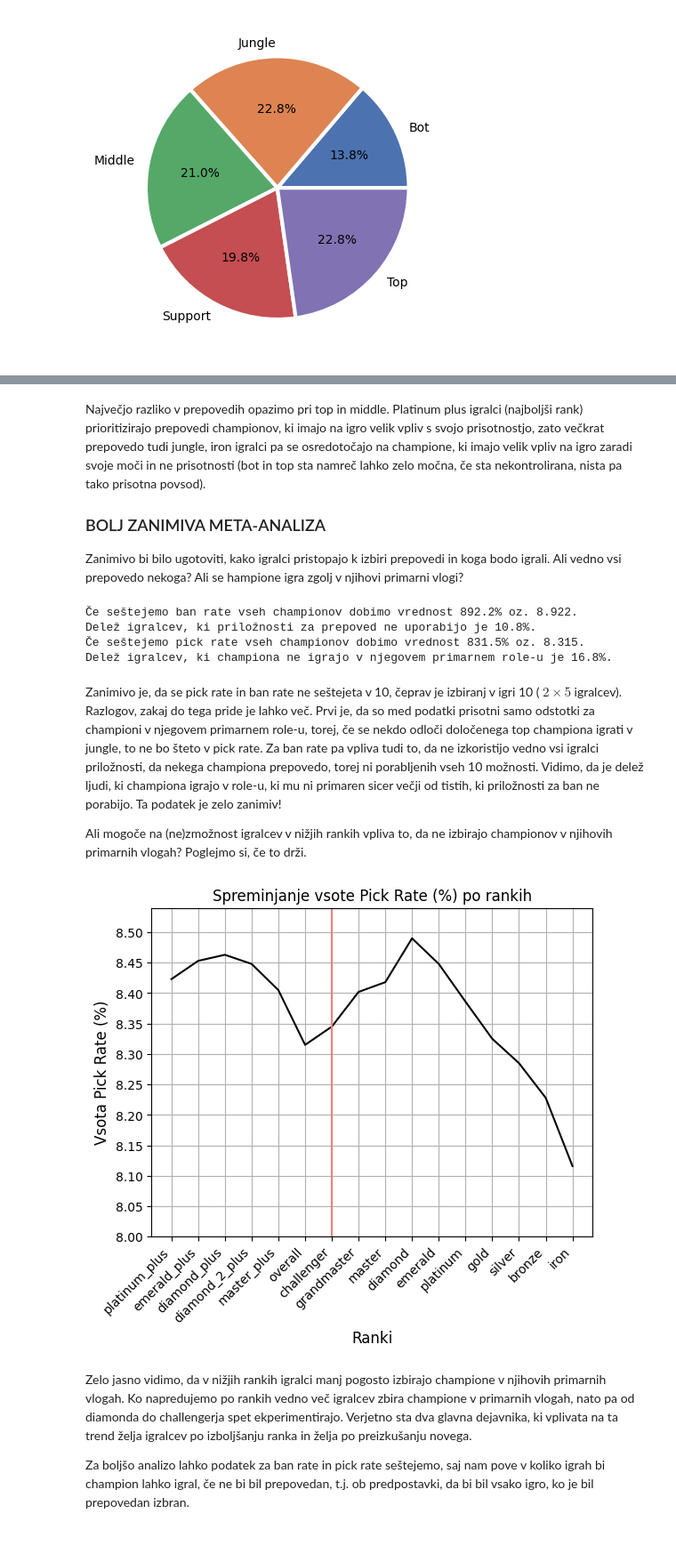
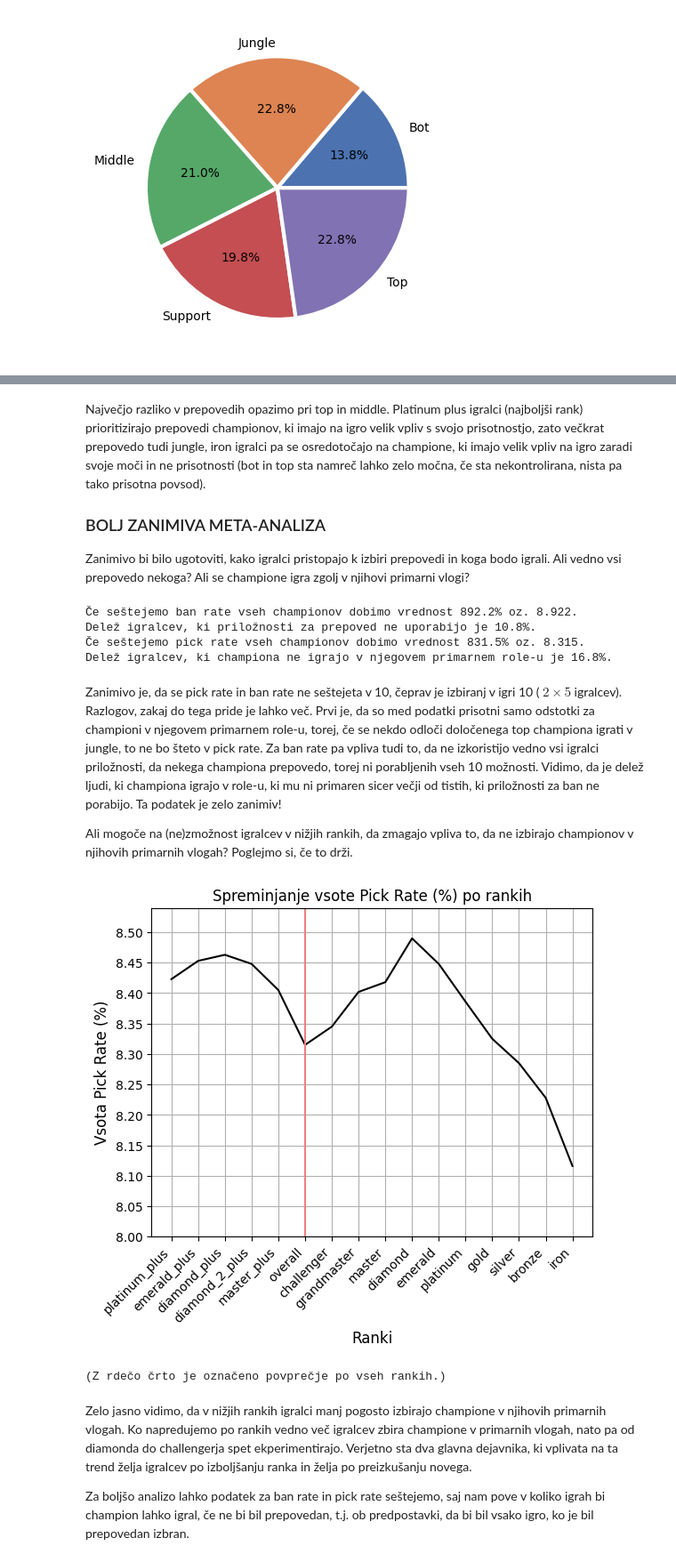
Before and after one commit to lovroklinc/Projektna_naloga, a Jupyter notebook: analiza_podatkov.ipynb, the cells around one changed output, grey strips where cells are left out. Shown: that part at 89% size. Cells and saved outputs as stored; diff of their text form; code cells hidden in the pictures.

```diff
--- a/analiza_podatkov.ipynb
+++ b/analiza_podatkov.ipynb
@@ -157,7 +157,7 @@ Največjo razliko v prepovedih opazimo pri top in middle. Platinum plus igralci
 
 ### BOLJ ZANIMIVA META-ANALIZA
 
-Zanimivo bi bilo ugotoviti, kako igralci pristopajo k izbiri prepovedi in koga bodo igrali. Ali vedno vsi prepovedo nekoga? Ali se hampione igra zgolj v njihovi primarni vlogi?
+Zanimivo bi bilo ugotoviti, kako igralci pristopajo k izbiri prepovedi in koga bodo igrali. Ali vedno vsi prepovedo nekoga? Ali se champione igra zgolj v njihovi primarni vlogi?
 # %%
 sestet_br = vsi_championi['Ban Rate (%)'].sum()
 print(f'Če seštejemo ban rate vseh championov dobimo vrednost {round(sestet_br, 1)}% oz. {round(sestet_br/100, 3)}.')
@@ -173,22 +173,24 @@ Delež igralcev, ki championa ne igrajo v njegovem primarnem role-u je 16.8%.
 # %% [markdown]
 Zanimivo je, da se pick rate in ban rate ne seštejeta v 10, čeprav je izbiranj v igri 10 ( $2 \times 5$ igralcev). Razlogov, zakaj do tega pride je lahko več. Prvi je, da so med podatki prisotni samo odstotki za championi v njegovem primarnem role-u, torej, če se nekdo odloči določenega top championa igrati v jungle, to  ne bo šteto v pick rate. Za ban rate pa vpliva tudi to, da ne izkoristijo vedno vsi igralci priložnosti, da nekega championa prepovedo, torej ni porabljenih vseh 10 možnosti. Vidimo, da je delež ljudi, ki championa igrajo v role-u, ki mu ni primaren sicer večji od tistih, ki priložnosti za ban ne porabijo. Ta podatek je zelo zanimiv!
 
-Ali mogoče na (ne)zmožnost igralcev v nižjih rankih vpliva to, da ne izbirajo championov v njihovih primarnih vlogah? Poglejmo si, če to drži.
+Ali mogoče na (ne)zmožnost igralcev v nižjih rankih, da zmagajo vpliva to, da ne izbirajo championov v njihovih primarnih vlogah? Poglejmo si, če to drži.
 # %%
 pick_rates = pridobi_pick_rates_sum()
 font1 = {'size': 12}
 plt.plot(seznam_rankov, pick_rates, color = 'black')
 plt.title('Spreminjanje vsote Pick Rate (%) po rankih')
 plt.xlabel('Ranki', fontdict= font1)
 plt.ylabel('Vsota Pick Rate (%)', fontdict=font1)
 plt.xticks(rotation=45, ha='right')
 plt.ylim(int(min(pick_rates)), max(pick_rates)+ 0.05)
 plt.yticks(np.arange(int(min(pick_rates)), max(pick_rates)+ 0.05, 0.05))
 plt.grid(True)
-plt.axvline(x='challenger', color = 'lightcoral')
+plt.axvline(x='overall', color = 'lightcoral')
 plt.show()
+print('(Z rdečo črto je označeno povprečje po vseh rankih.)')
 # %% [output]
-[figure, old version]
+[figure, new version]
+(Z rdečo črto je označeno povprečje po vseh rankih.)
 # %% [markdown]
 Zelo jasno vidimo, da v nižjih rankih igralci manj pogosto izbirajo champione v njihovih primarnih vlogah. Ko napredujemo po rankih vedno več igralcev zbira champione v primarnih vlogah, nato pa od diamonda do challengerja spet ekperimentirajo. Verjetno sta dva glavna dejavnika, ki vplivata na ta trend želja igralcev po izboljšanju ranka in želja po preizkušanju novega.
 
```
Also changed, not shown: parts of 14 cells of this notebook.
